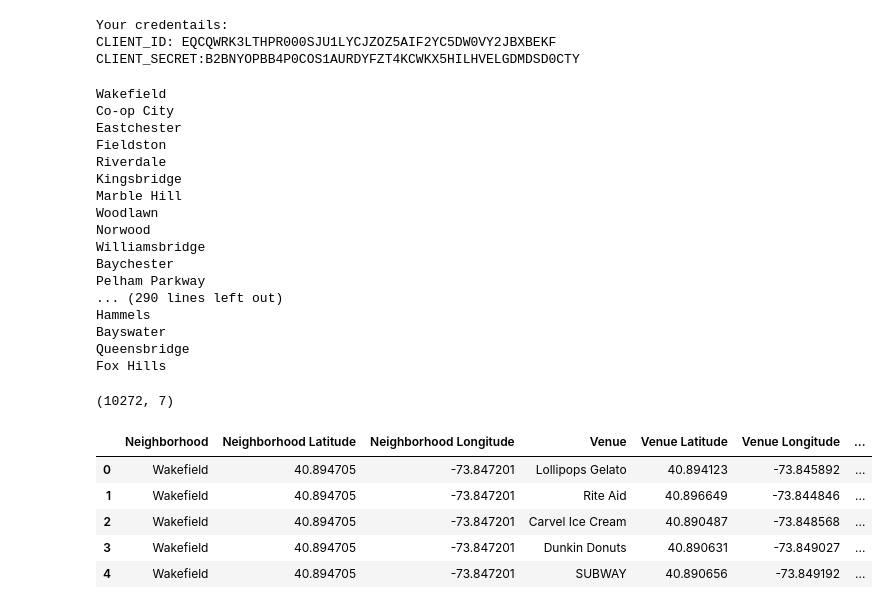
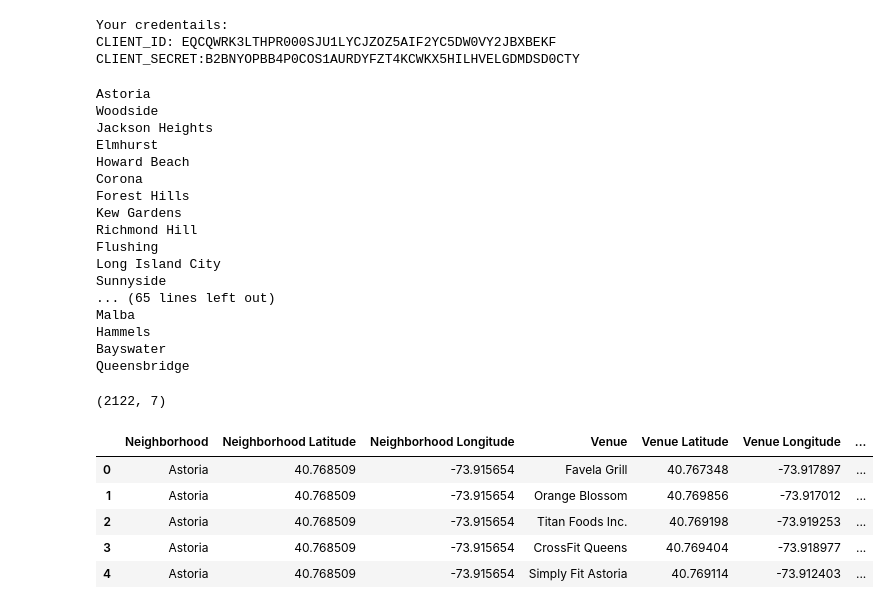
Before and after one commit to strange1120/battle-of-the-neighborhoods, a Jupyter notebook: battle-of-the-neighborhoods.ipynb, the cells around one changed output. Drawn from its saved outputs; the diff is of its cells as text; code cells hidden in the pictures.

```diff
--- a/battle-of-the-neighborhoods.ipynb
+++ b/battle-of-the-neighborhoods.ipynb
@@ -77,3 +77,7 @@ for lat, lng, borough, neighborhood in zip(neighborhoods['Latitude'], neighborho
 map_newyork
 # %% [output]
 [interactive output not drawn]
+# %%
+queens_data = neighborhoods[neighborhoods["Borough"] == "Queens"].reset_index(drop = True)
+print(queens_data.shape)
+queens_data.head()
@@ -79,0 +92,20 @@ map_newyork
+# %%
+address = 'Queens, NY'
+geolocator = Nominatim(user_agent = 'ny_explorer')
+location = geolocator.geocode(address)
+latitude = location.latitude
+longitude = location.longitude
+
+map_queens = folium.Map(location=[latitude, longitude], zoom_start=12)
+for lat, lng,label in zip(queens_data['Latitude'], queens_data['Longitude'], queens_data['Neighborhood']):
+    label = '{} {}'.format(neighborhood,borough)
+    label = folium.Popup(label, parse_html = True)
+    folium.CircleMarker(
+                        [lat,lng],
+                        radius = 5,
+                        popup = label,
+                        color = 'red',
+                        fill = True,
+                        fill_color = '#FF6347',
+                        fill_opacity = 0.7).add_to(map_queens)
+map_queens
@@ -131,36 +165,36 @@ def getNearbyVenues(names, latitudes, longitudes, radius=500):
 
     return(nearby_venues)
 # %%
-nyc_venues = getNearbyVenues(names=neighborhoods['Neighborhood'],
-                                   latitudes=neighborhoods['Latitude'],
-                                   longitudes=neighborhoods['Longitude']
+queens_venues = getNearbyVenues(names=queens_data['Neighborhood'],
+                                   latitudes=queens_data['Latitude'],
+                                   longitudes=queens_data['Longitude']
                                   )
 # %% [output]
-Wakefield
-Co-op City
-Eastchester
-Fieldston
-Riverdale
-Kingsbridge
-Marble Hill
-Woodlawn
-Norwood
-Williamsbridge
-Baychester
-Pelham Parkway
-... (290 lines left out)
+Astoria
+Woodside
+Jackson Heights
+Elmhurst
+Howard Beach
+Corona
+Forest Hills
+Kew Gardens
+Richmond Hill
+Flushing
+Long Island City
+Sunnyside
+... (65 lines left out)
+Malba
 Hammels
 Bayswater
 Queensbridge
-Fox Hills
 # %%
-print(nyc_venues.shape)
-nyc_venues.head()
+print(queens_venues.shape)
+queens_venues.head()
 # %% [output]
-(10272, 7)
+(2122, 7)
 |  | Neighborhood | Neighborhood Latitude | Neighborhood Longitude | Venue | Venue Latitude | Venue Longitude | ... |
-| 0 | Wakefield | 40.894705 | -73.847201 | Lollipops Gelato | 40.894123 | -73.845892 | ... |
-| 1 | Wakefield | 40.894705 | -73.847201 | Rite Aid | 40.896649 | -73.844846 | ... |
-| 2 | Wakefield | 40.894705 | -73.847201 | Carvel Ice Cream | 40.890487 | -73.848568 | ... |
-| 3 | Wakefield | 40.894705 | -73.847201 | Dunkin Donuts | 40.890631 | -73.849027 | ... |
-| 4 | Wakefield | 40.894705 | -73.847201 | SUBWAY | 40.890656 | -73.849192 | ... |
+| 0 | Astoria | 40.768509 | -73.915654 | Favela Grill | 40.767348 | -73.917897 | ... |
+| 1 | Astoria | 40.768509 | -73.915654 | Orange Blossom | 40.769856 | -73.917012 | ... |
+| 2 | Astoria | 40.768509 | -73.915654 | Titan Foods Inc. | 40.769198 | -73.919253 | ... |
+| 3 | Astoria | 40.768509 | -73.915654 | CrossFit Queens | 40.769404 | -73.918977 | ... |
+| 4 | Astoria | 40.768509 | -73.915654 | Simply Fit Astoria | 40.769114 | -73.912403 | ... |
```
Also changed, not shown: parts of 5 cells of this notebook.
